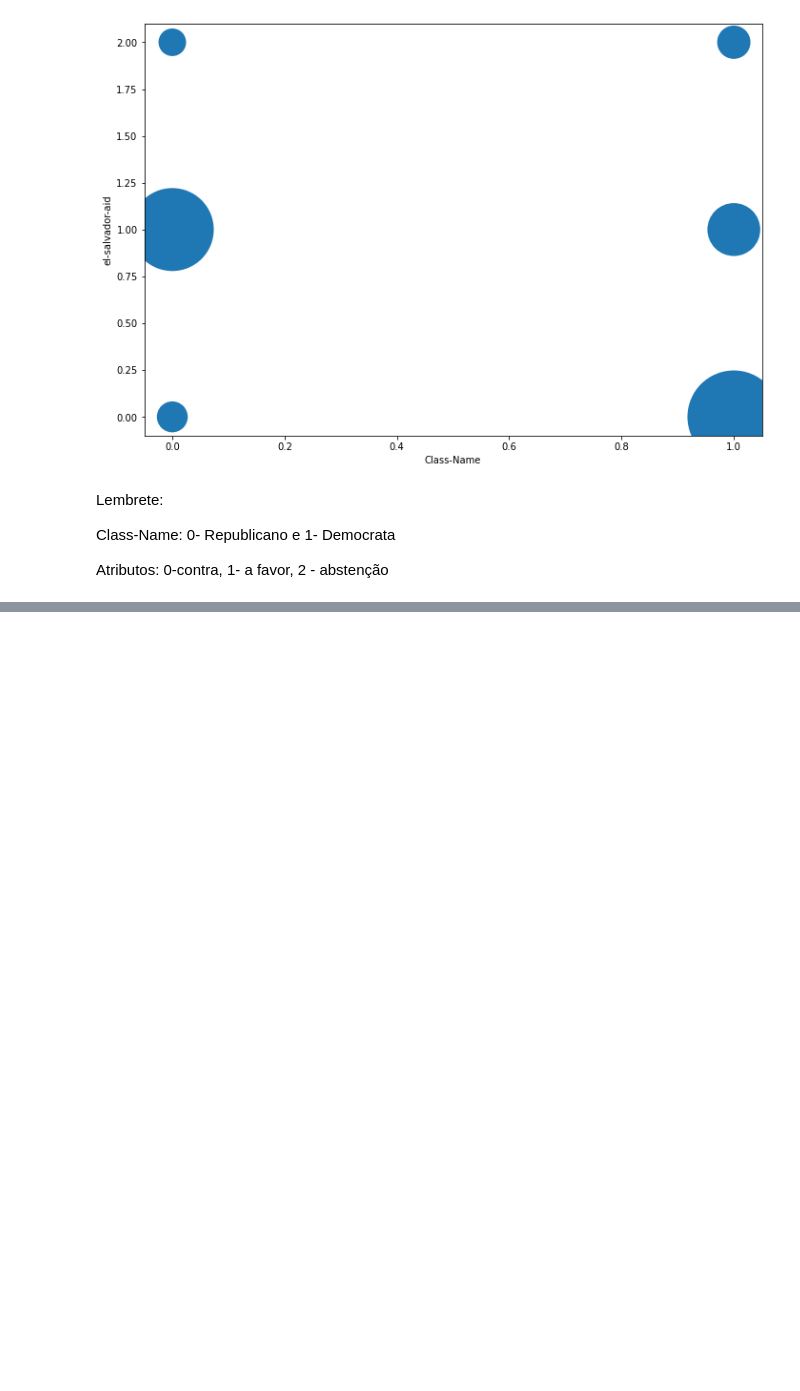
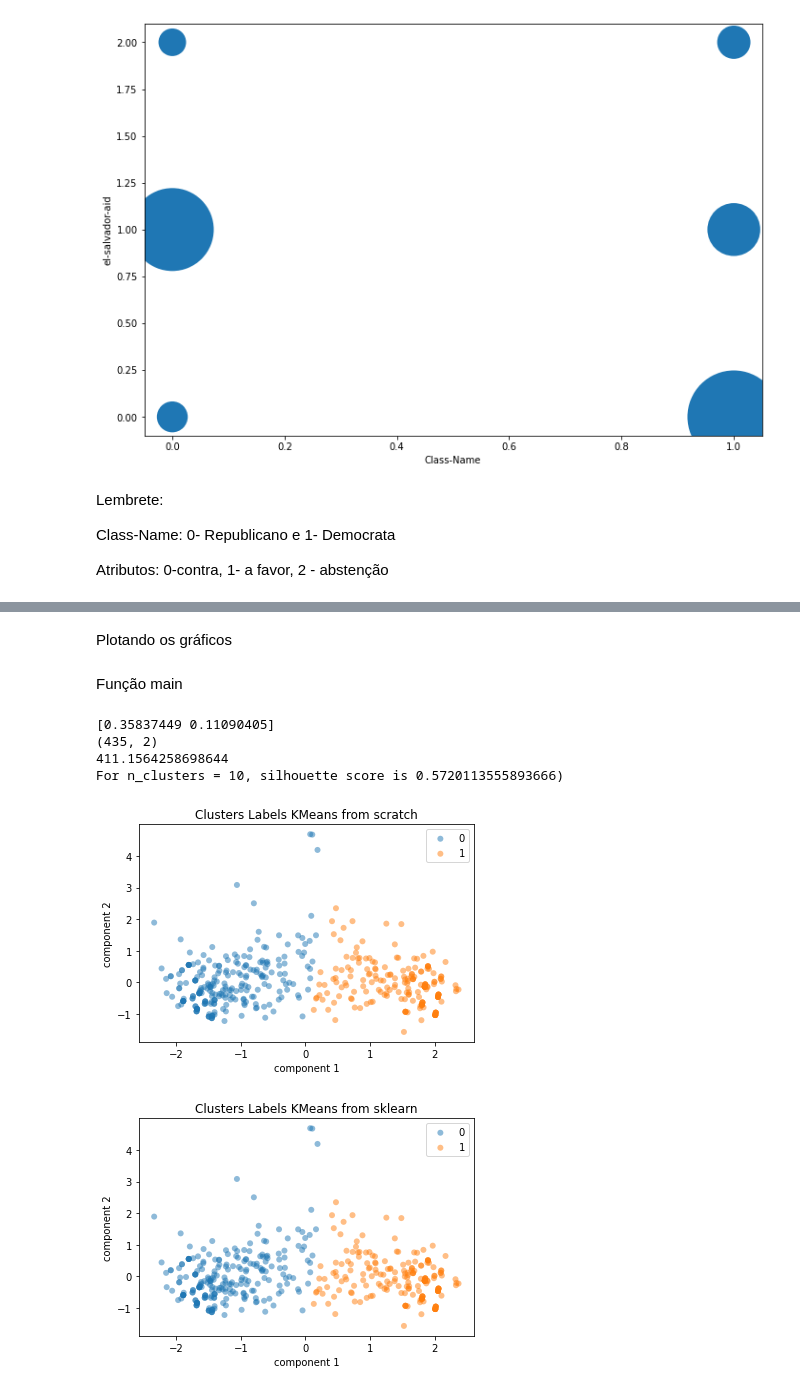
Before and after one commit to Vihimuro/MDAEL8, a Jupyter notebook: Mineração.ipynb, the cells around one changed output, grey strips where cells are left out. Cells and saved outputs as stored; diff of their text form; code cells hidden in the pictures; blank space fills up the shorter version.

```diff
--- a/Mineração.ipynb
+++ b/Mineração.ipynb
@@ -1014,0 +1096,2 @@ Atributos: 0-contra, 1- a favor, 2 - abstenção
+# %% [markdown]
+Plotando os gráficos
@@ -1014,0 +1110,49 @@ Atributos: 0-contra, 1- a favor, 2 - abstenção
+# %% [markdown]
+Função main
+# %%
+input_file = '/content/house-votes-84-abstencao.data'
+names = ['Class-Name','handicapped-infants','water-project-cost-sharing','adoption-of-the-budget-resolution','physician-fee-freeze','el-salvador-aid',
+          'religious-groups-in-schools','anti-satellite-test-ban','aid-to-nicaraguan-contras','mx-missile','immigration','synfuels-corporation-cutback','education-spending',
+          'superfund-right-to-sue','crime','duty-free-exports','export-administration-act-south-africa']
+features = ['handicapped-infants','water-project-cost-sharing','adoption-of-the-budget-resolution','physician-fee-freeze','el-salvador-aid',
+          'religious-groups-in-schools','anti-satellite-test-ban','aid-to-nicaraguan-contras','mx-missile','immigration','synfuels-corporation-cutback','education-spending',
+          'superfund-right-to-sue','crime','duty-free-exports','export-administration-act-south-africa']
+target = 'Class-Name'
+df = pd.read_csv(input_file,    # Nome do arquivo com dados
+                 names = names) # Nome das colunas
+# %%
+#Load dataset Digits
+#show_digitsdataset(digits)
+
+#Transform the data using PCA
+pca = PCA(2)
+projected = pca.fit_transform(df)
+print(pca.explained_variance_ratio_)
+#print(df.data.shape)
+print(projected.shape)
+#plot_samples(projected, target, 'Original Labels')
+
+#Applying our kmeans function from scratch
+labels = KMeans_scratch(projected,2,5)
+
+#Visualize the results
+plot_samples(projected, labels, 'Clusters Labels KMeans from scratch')
+
+#Applying sklearn kemans function
+kmeans = KMeans(n_clusters=2).fit(projected)
+print(kmeans.inertia_)
+centers = kmeans.cluster_centers_
+score = silhouette_score(projected, kmeans.labels_)
+print("For n_clusters = {}, silhouette score is {})".format(10, score))
+
+#Visualize the results sklearn
+plot_samples(projected, kmeans.labels_, 'Clusters Labels KMeans from sklearn')
+
+plt.show()
+# %% [output]
+[0.35837449 0.11090405]
+(435, 2)
+411.1564258698644
+For n_clusters = 10, silhouette score is 0.5720113555893666)
+[figure, added]
+[figure, added]
```
Also changed, not shown: parts of 12 cells of this notebook.
